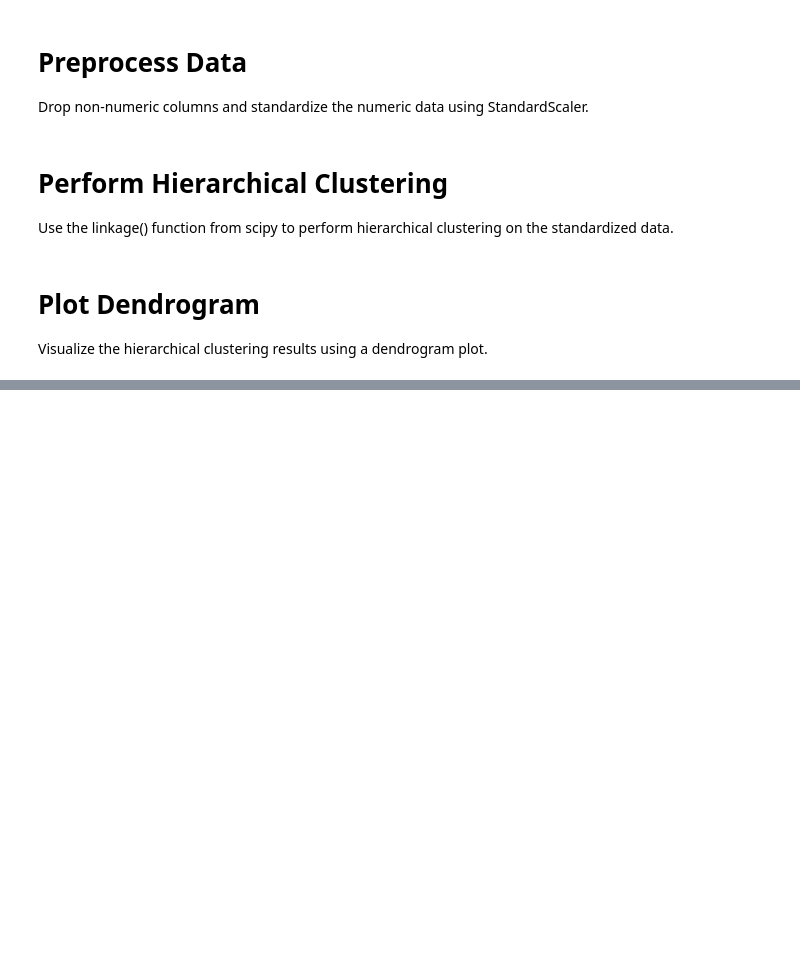
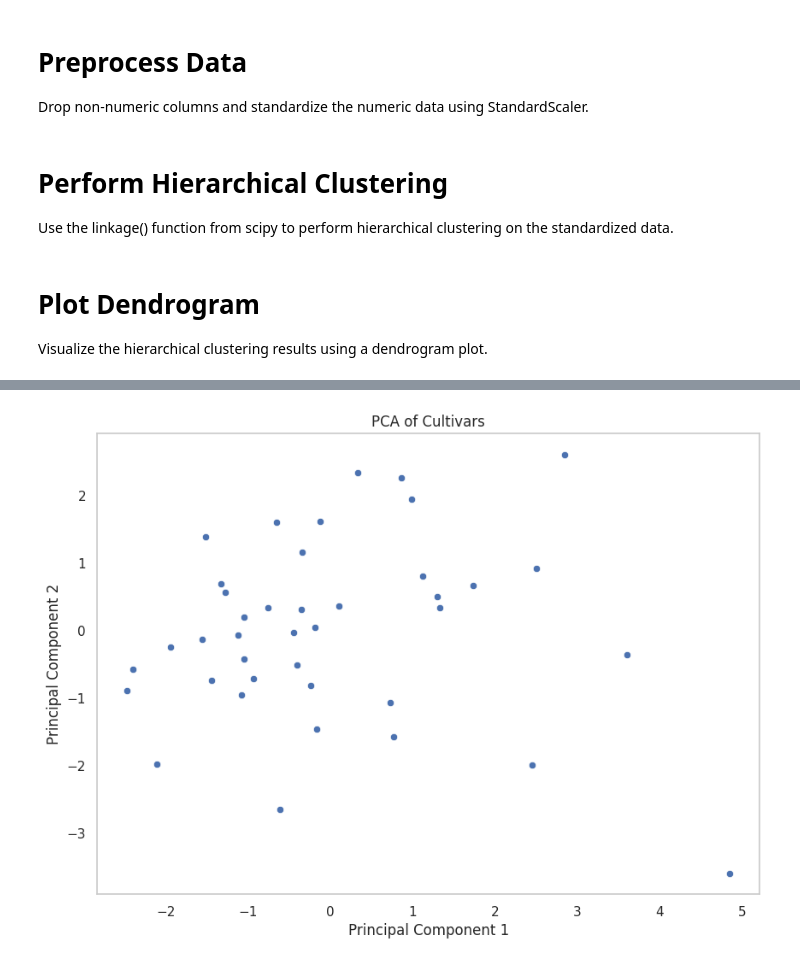
Before and after one commit to Marisa1988/AI_final_project, a Jupyter notebook: Untitled-1.ipynb, the cells around one changed output, grey strips where cells are left out. Saved outputs shown, nothing was run; the diff lists cells and outputs as text; code cells hidden in the pictures; blank space fills up the shorter version.

```diff
--- a/Untitled-1.ipynb
+++ b/Untitled-1.ipynb
@@ -48,0 +53,15 @@ plt.show()
+# %%
+# Perform PCA
+from sklearn.decomposition import PCA
+pca = PCA(n_components=2)
+data_pca = pca.fit_transform(data_grouped_scaled)
+pca_df = pd.DataFrame(data_pca, columns=['PC1', 'PC2'], index=data_grouped_scaled.index)
+plt.figure(figsize=(10, 7))
+sns.scatterplot(x='PC1', y='PC2', data=pca_df)
+plt.title('PCA of Cultivars')
+plt.xlabel('Principal Component 1')
+plt.ylabel('Principal Component 2')
+plt.grid()
+plt.show()
+# %% [output]
+[figure, added]
```
Also changed, not shown: parts of 7 cells of this notebook.
